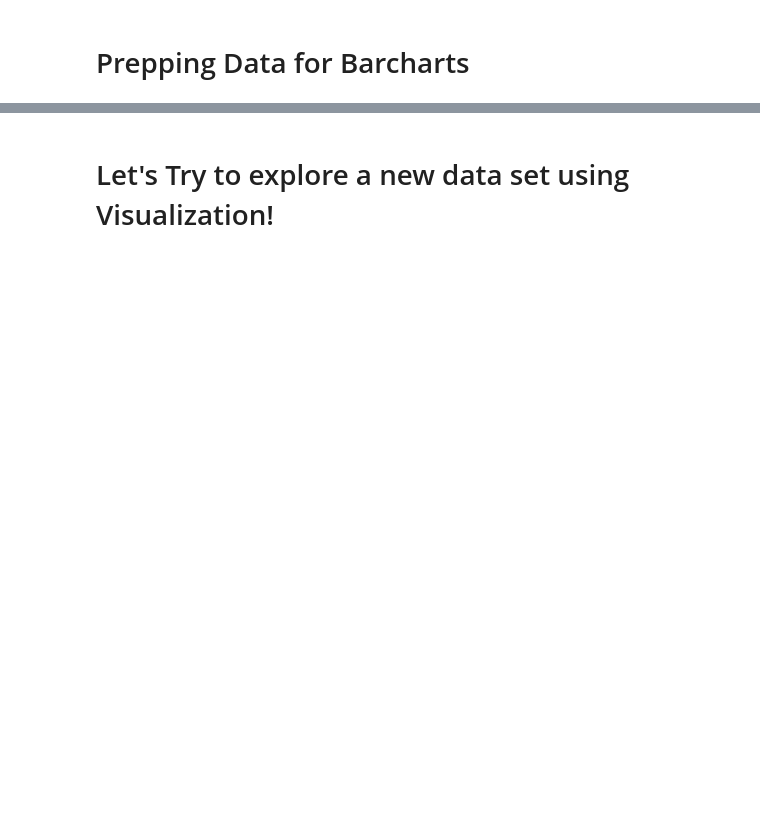
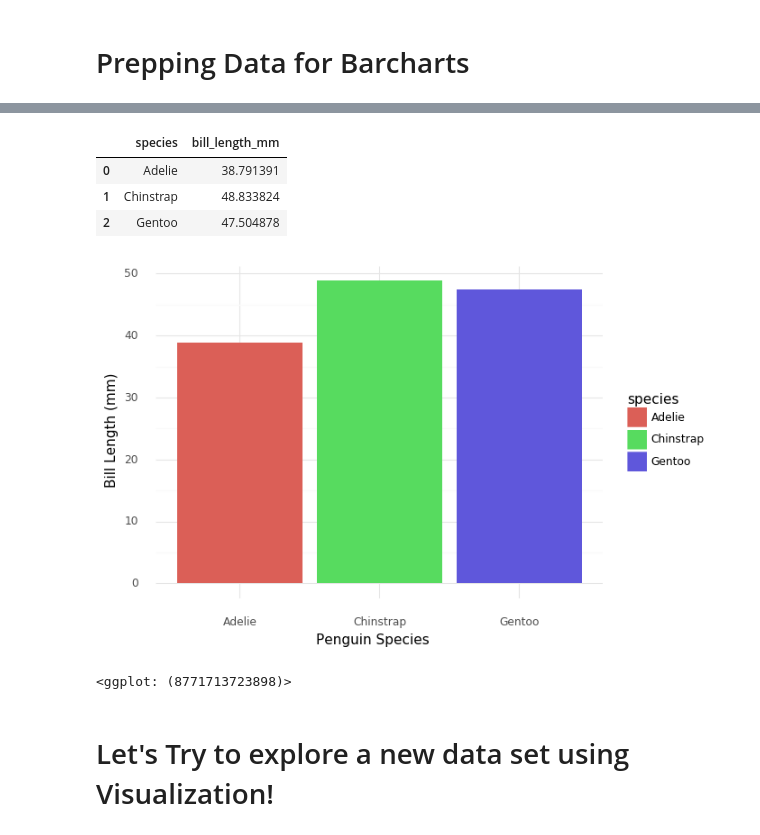
Before and after one commit to chelseaparlett/CPSC392ParlettPelleriti, a Jupyter notebook: InClass/LectureNotebooks/Visualization I--Class 4.ipynb, the cells around one changed output, grey strips where cells are left out. Drawn from its saved outputs; the diff is of its cells as text; code cells hidden in the pictures; blank space fills up the shorter version.

Commit message:
added bar chart for SP 22

```diff
--- a/InClass/LectureNotebooks/Visualization I--Class 4.ipynb
+++ b/InClass/LectureNotebooks/Visualization I--Class 4.ipynb
@@ -170,3 +170,19 @@ stat_summary(fun_data = "mean_sdl", geom = "bar"))
+# %%
+penguin_bill = pd.DataFrame(penguin.groupby(["species"], as_index = False)["bill_length_mm"].mean())
+penguin_bill
+# %% [output]
+|  | species | bill_length_mm |
+| 0 | Adelie | 38.791391 |
+| 1 | Chinstrap | 48.833824 |
+| 2 | Gentoo | 47.504878 |
+# %%
+(ggplot(penguin_bill, aes(x = "species", y = "bill_length_mm", fill = "species")) +
+ geom_bar(stat = "identity") +
+ labs(x = "Penguin Species", y = "Bill Length (mm)") +
+ theme_minimal())
+# %% [output]
+[figure, added]
+<ggplot: (8771713723898)>
 # %% [markdown]
 # Let's Try to explore a new data set using Visualization!
 # %%
```
Also changed, not shown: parts of 23 cells of this notebook.
